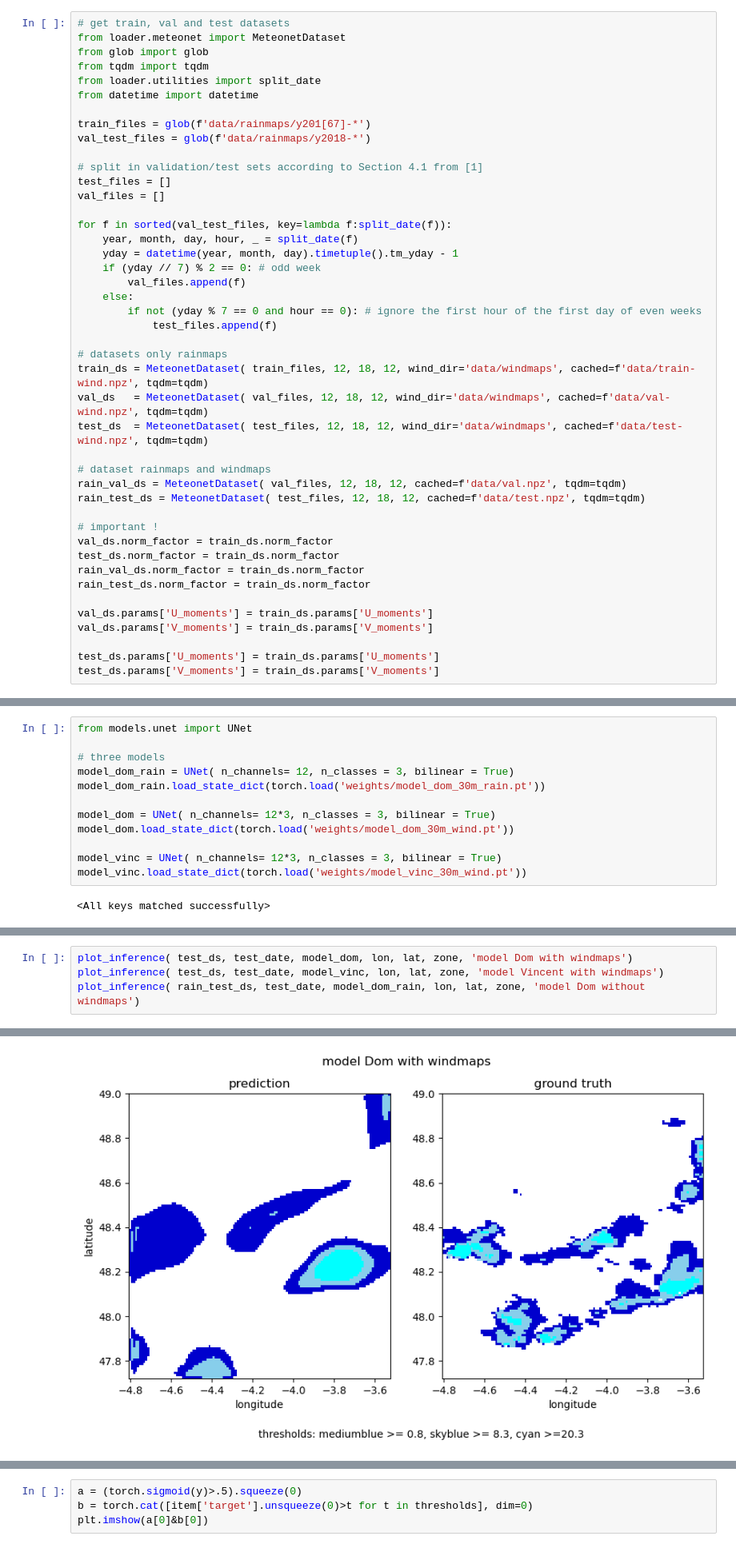
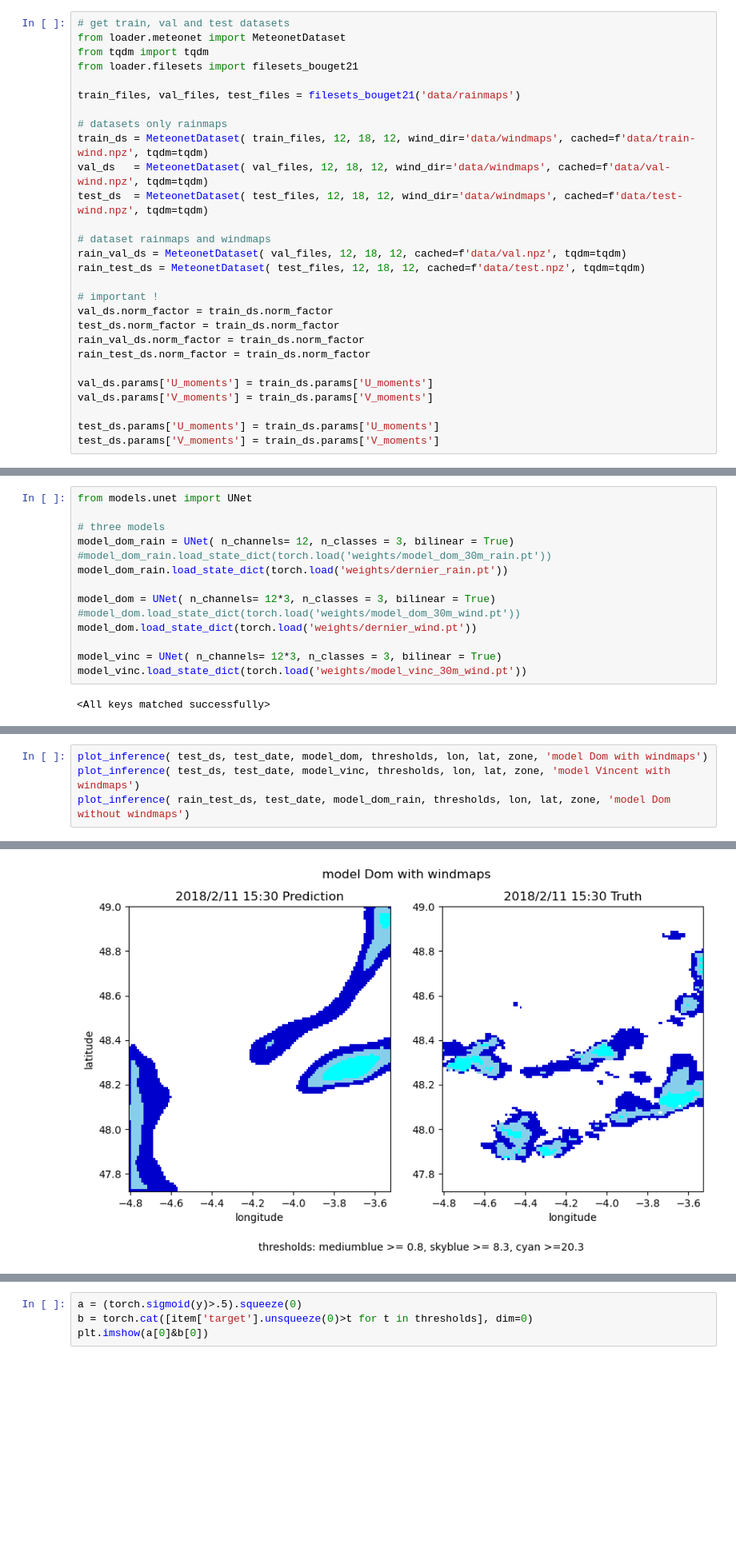
Before and after one commit to DragonZoom/meteonet, a Jupyter notebook: inference.ipynb, the cells around one changed output, grey strips where cells are left out. Shown: that part at 80% size. Saved outputs shown, nothing was run; the diff lists cells and outputs as text; blank space fills up the shorter version.

```diff
--- a/inference.ipynb
+++ b/inference.ipynb
@@ -29,26 +38,10 @@ def plot_scores( scores, save=None):
 # %%
 # get train, val and test datasets
 from loader.meteonet import MeteonetDataset
-from glob import glob
 from tqdm import tqdm
-from loader.utilities import split_date
-from datetime import datetime
+from loader.filesets import filesets_bouget21
 
-train_files = glob(f'data/rainmaps/y201[67]-*')
-val_test_files = glob(f'data/rainmaps/y2018-*')
-
-# split in validation/test sets according to Section 4.1 from [1]
-test_files = []
-val_files = []
-
-for f in sorted(val_test_files, key=lambda f:split_date(f)):
-    year, month, day, hour, _ = split_date(f)
-    yday = datetime(year, month, day).timetuple().tm_yday - 1
-    if (yday // 7) % 2 == 0: # odd week
-        val_files.append(f)
-    else:
-        if not (yday % 7 == 0 and hour == 0): # ignore the first hour of the first day of even weeks
-            test_files.append(f)
+train_files, val_files, test_files = filesets_bouget21('data/rainmaps')
 
 # datasets only rainmaps
 train_ds = MeteonetDataset( train_files, 12, 18, 12, wind_dir='data/windmaps', cached=f'data/train-wind.npz', tqdm=tqdm)
@@ -183,10 +83,12 @@ from models.unet import UNet
 
 # three models
 model_dom_rain = UNet( n_channels= 12, n_classes = 3, bilinear = True)
-model_dom_rain.load_state_dict(torch.load('weights/model_dom_30m_rain.pt'))
+#model_dom_rain.load_state_dict(torch.load('weights/model_dom_30m_rain.pt'))
+model_dom_rain.load_state_dict(torch.load('weights/dernier_rain.pt'))
 
 model_dom = UNet( n_channels= 12*3, n_classes = 3, bilinear = True)
-model_dom.load_state_dict(torch.load('weights/model_dom_30m_wind.pt'))
+#model_dom.load_state_dict(torch.load('weights/model_dom_30m_wind.pt'))
+model_dom.load_state_dict(torch.load('weights/dernier_wind.pt'))
 
 model_vinc = UNet( n_channels= 12*3, n_classes = 3, bilinear = True)
 model_vinc.load_state_dict(torch.load('weights/model_vinc_30m_wind.pt'))
@@ -214,6 +111,6 @@ plot_meteonet_rainmaps( test_ds, test_date, lon, lat, zone)
 [figure]
 # %%
-plot_inference( test_ds, test_date, model_dom, lon, lat, zone, 'model Dom with windmaps')
-plot_inference( test_ds, test_date, model_vinc, lon, lat, zone, 'model Vincent with windmaps')
-plot_inference( rain_test_ds, test_date, model_dom_rain, lon, lat, zone, 'model Dom without windmaps')
+plot_inference( test_ds, test_date, model_dom, thresholds, lon, lat, zone, 'model Dom with windmaps')
+plot_inference( test_ds, test_date, model_vinc, thresholds, lon, lat, zone, 'model Vincent with windmaps')
+plot_inference( rain_test_ds, test_date, model_dom_rain, thresholds, lon, lat, zone, 'model Dom without windmaps')
 # %% [output]
@@ -222 +117 @@ torch.Size([36, 128, 128])
-[figure, old version]
+[figure, new version]
```
Also changed, not shown: parts of 7 cells of this notebook, 1 other file.
